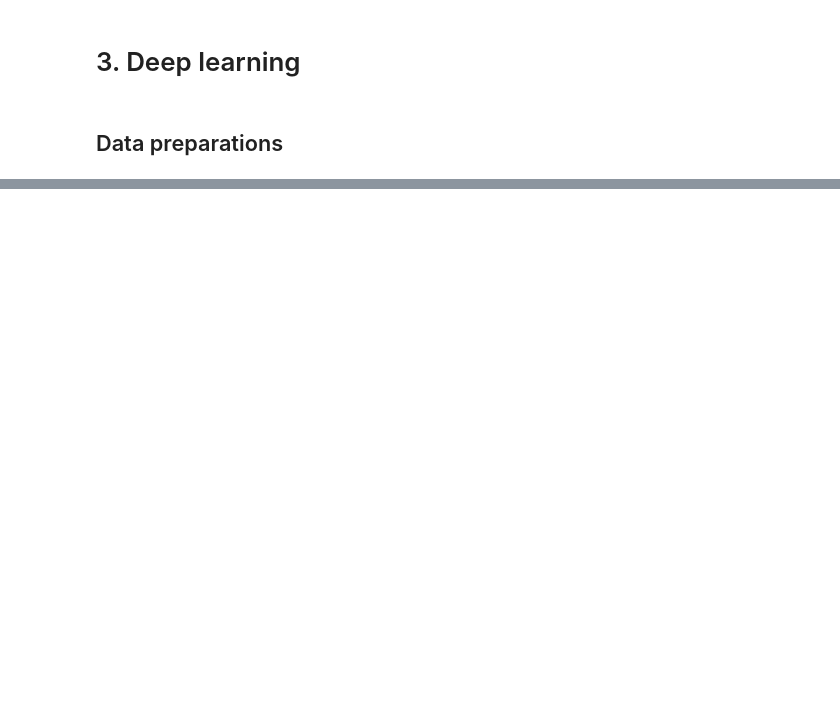
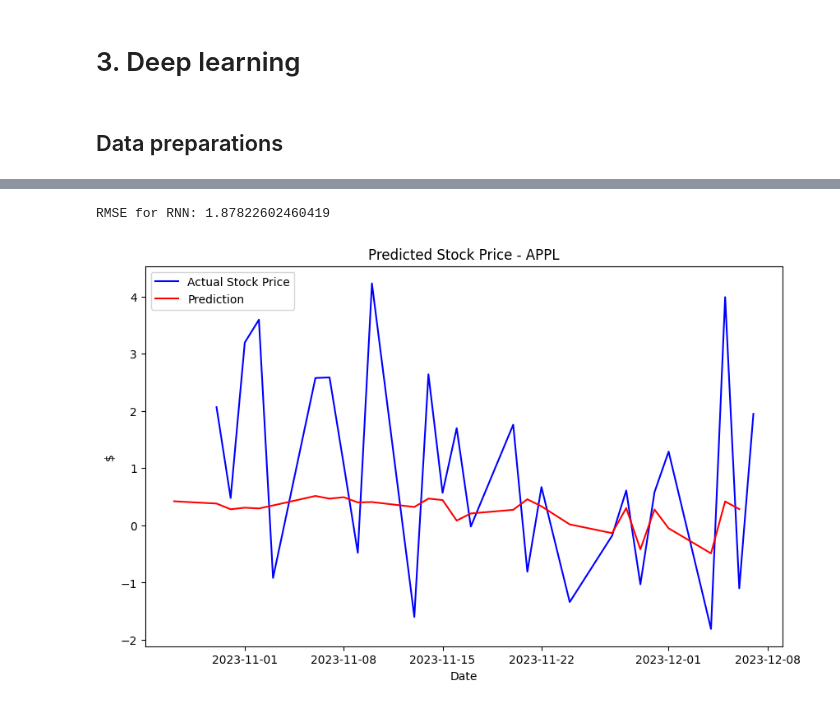
Before and after one commit to Echo9k/FinML, a Jupyter notebook: notebooks/Time_Serie-analysis.ipynb, the cells around one changed output, grey strips where cells are left out. Saved outputs shown, nothing was run; the diff lists cells and outputs as text; code cells hidden in the pictures; blank space fills up the shorter version.

Commit message:
RNN
Predictions using RNN

```diff
--- a/notebooks/Time_Serie-analysis.ipynb
+++ b/notebooks/Time_Serie-analysis.ipynb
@@ -210,0 +283,29 @@ X_diff_test = X_diff_test.reshape((X_diff_test.shape[0],
+# %%
+from tensorflow.keras.callbacks import EarlyStopping
+from tensorflow.keras.models import Sequential
+from tensorflow.keras.layers import SimpleRNN, Dense, Dropout, BatchNormalization
+from tensorflow.keras.optimizers import Adam
+
+
+# Define the model architecture
+model = Sequential()
+model.add(SimpleRNN(10, activation='relu', input_shape=(n_steps, 1)))  # Add input shape for SimpleRNN
+model.add(BatchNormalization())
+model.add(Dropout(0.2))
+model.add(Dense(1))
+
+optimizer = Adam(learning_rate=0.001)  # Adjust the learning rate as needed
+model.compile(optimizer=optimizer, loss='mse')
+
+# Fit the model
+early_stopping = EarlyStopping(monitor='val_loss', patience=10, restore_best_weights=True)
+model.fit(X_diff_train, y_diff_train, epochs=200, batch_size=32, validation_split=0.2, verbose=1, callbacks=[early_stopping])
+
+# Make predictions on the test data
+predictions = model.predict(X_diff_test)
+predictions = predictions.reshape(predictions.shape[0])
+
+# Ensure the lengths match
+min_len = min(len(test_diff), len(predictions))
+test_diff = test_diff[:min_len]
+predictions = predictions[:min_len]
@@ -210,0 +330,17 @@ X_diff_test = X_diff_test.reshape((X_diff_test.shape[0],
+# %%
+# Calculate RMSE
+rmse = np.sqrt(mean_squared_error(test_diff, predictions))
+print(f'RMSE for RNN: {rmse}')
+
+# Plotting
+plt.figure(figsize=(10, 6))
+plt.plot(test_diff.index, test_diff, label='Actual Stock Price', c='b')
+plt.plot(test.index[:min_len], predictions, c='r', label='Prediction')  # Adjusted here
+plt.title(f'Predicted Stock Price - {ticker}')
+plt.xlabel('Date')
+plt.ylabel('$')
+plt.legend()
+plt.show()
+# %% [output]
+RMSE for RNN: 1.87822602460419
+[figure, added]
```
Also changed, not shown: parts of 20 cells of this notebook.
